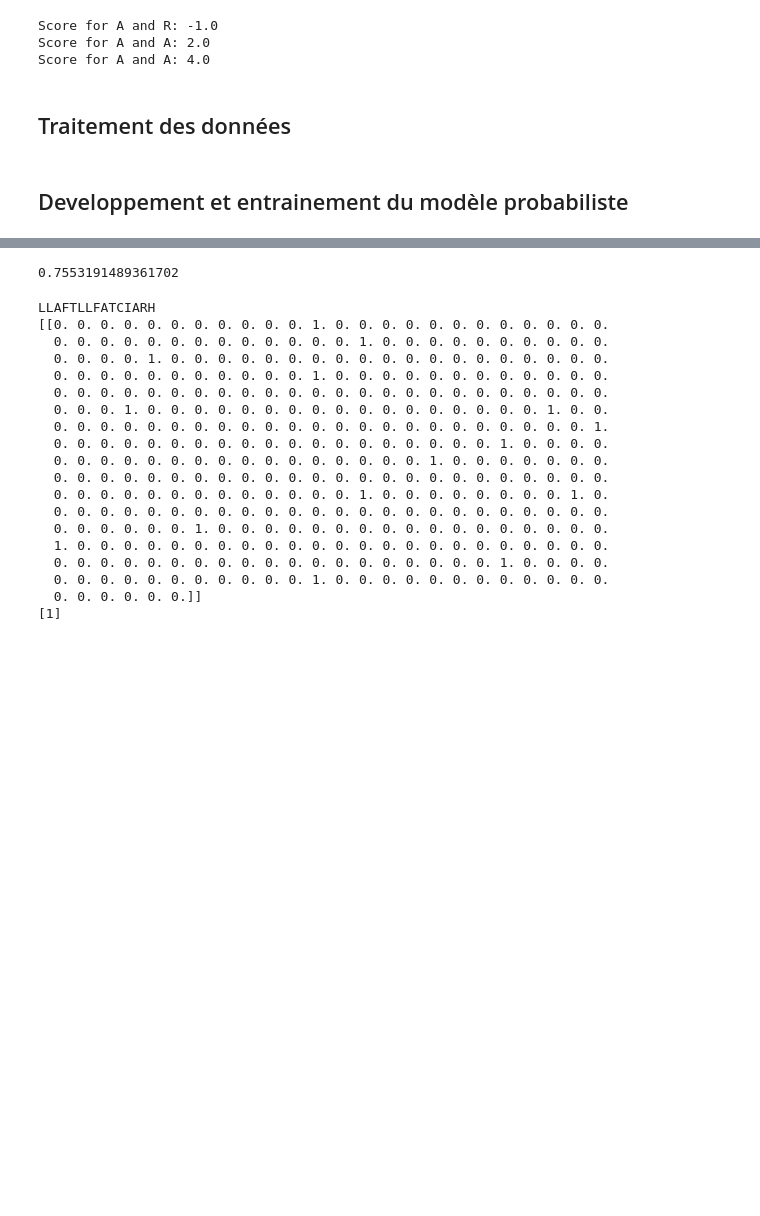
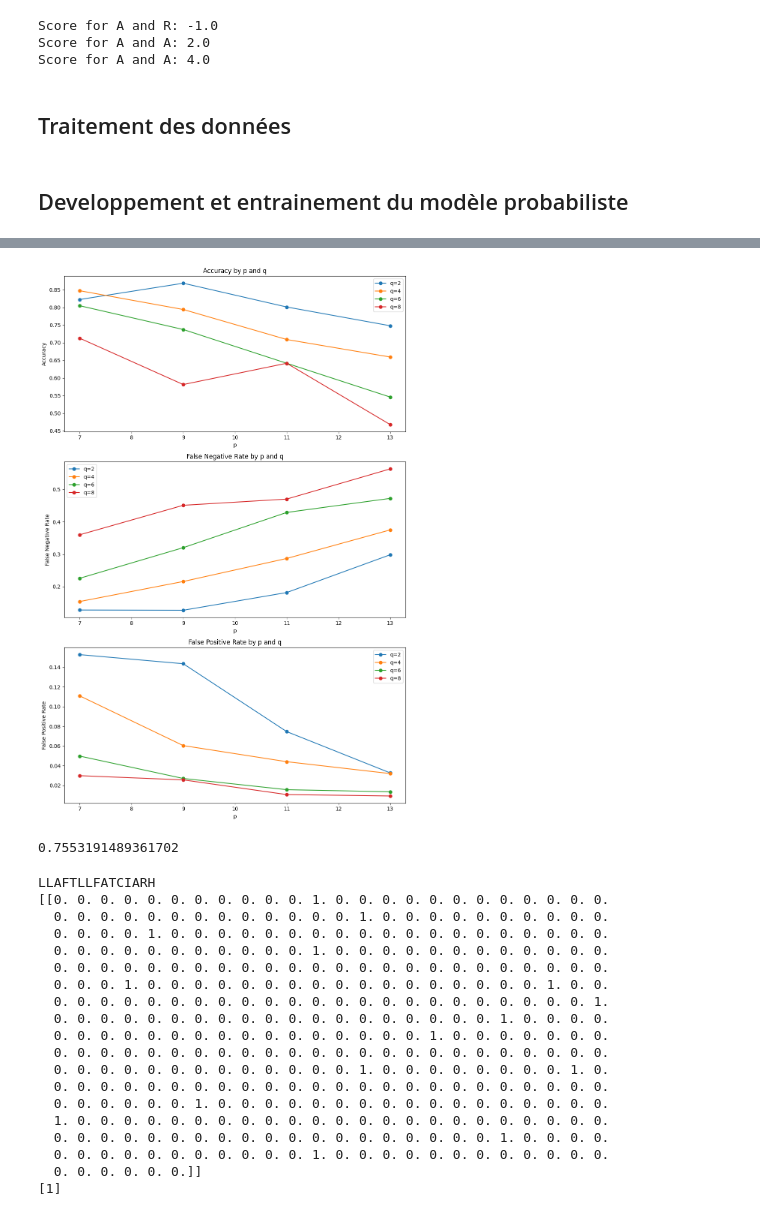
Before and after one commit to Mathixx/442-2-Protein-cleavage, a Jupyter notebook: ProbabilisticKernel.ipynb, the cells around one changed output, grey strips where cells are left out. Saved outputs shown, nothing was run; the diff lists cells and outputs as text; code cells hidden in the pictures; blank space fills up the shorter version.

Commit message:
proba kernel trained

```diff
--- a/ProbabilisticKernel.ipynb
+++ b/ProbabilisticKernel.ipynb
@@ -83,9 +77,9 @@ amino_acid_seq = df['Primary Structure'].apply(lambda x: list(x))
 
 # Create a DataFrame to store, for each primary structure, the neihborhood of the cleavage site
 # The neighborhood is defined as the word of length p+q starting p letters before the cleavage site
-correct_neighborhood = pd.Series(index=amino_acid_seq.index, dtype=str)
-for i, seq in amino_acid_seq.items():
-    correct_neighborhood[i] = ''.join(seq[cleavage_site_position[i]-13:cleavage_site_position[i]+2])
+# correct_neighborhood = pd.Series(index=amino_acid_seq.index, dtype=str)
+# for i, seq in amino_acid_seq.items():
+    # correct_neighborhood[i] = ''.join(seq[cleavage_site_position[i]-13:cleavage_site_position[i]+2])
 
 # for each amino acid in the sequence, replace it with the corresponding AminoAcid object
 amino_acid_seqB = amino_acid_seq
@@ -93,7 +87,7 @@ amino_acid_seq = amino_acid_seq.apply(lambda x: [AminoAcid(aa) for aa in x])
 # %%
 #Parametres de l'étude
 p = 13
-q = 2
+q = 8
 
 # Create a DataFrame to store the counts of each amino acid at every position relative to the cleavage site
 #the cleavage site is between to aminoacids, so cleavage_site_position is the position of the first amino acid after the cleavge site
@@ -522,3 +549,42 @@ gram_matrix = ProbabilisticKernel(X_train, X_train)
+# %%
+# Load the results DataFrame
+results_df = pd.read_csv('resultsProba.csv')
+
+# Set up subplots for each metric
+fig, axs = plt.subplots(3, 1, figsize=(10, 15))
+
+# Plot accuracy by p and q
+accuracy_pq = results_df.pivot(index='p', columns='q', values='Accuracy')
+for q in accuracy_pq.columns:
+    axs[0].plot(accuracy_pq.index, accuracy_pq[q], label=f'q={q}', marker='o')
+axs[0].set_title('Accuracy by p and q')
+axs[0].set_xlabel('p')
+axs[0].set_ylabel('Accuracy')
+axs[0].legend()
+
+# Plot false negative rate by p and q
+fn_rate_pq = results_df.pivot(index='p', columns='q', values='False negative rate')
+for q in fn_rate_pq.columns:
+    axs[1].plot(fn_rate_pq.index, fn_rate_pq[q], label=f'q={q}', marker='o')
+axs[1].set_title('False Negative Rate by p and q')
+axs[1].set_xlabel('p')
+axs[1].set_ylabel('False Negative Rate')
+axs[1].legend()
+
+# Plot false positive rate by p and q
+fp_rate_pq = results_df.pivot(index='p', columns='q', values='False positive rate')
+for q in fp_rate_pq.columns:
+    axs[2].plot(fp_rate_pq.index, fp_rate_pq[q], label=f'q={q}', marker='o')
+axs[2].set_title('False Positive Rate by p and q')
+axs[2].set_xlabel('p')
+axs[2].set_ylabel('False Positive Rate')
+axs[2].legend()
+
+# Adjust layout and display the plots
+plt.tight_layout()
+plt.show()
+# %% [output]
+[figure, added]
 # %%
 probabilisticClassifier = svm.SVC(kernel='precomputed')
 
```
Also changed, not shown: parts of 9 cells of this notebook, 2 other files.
